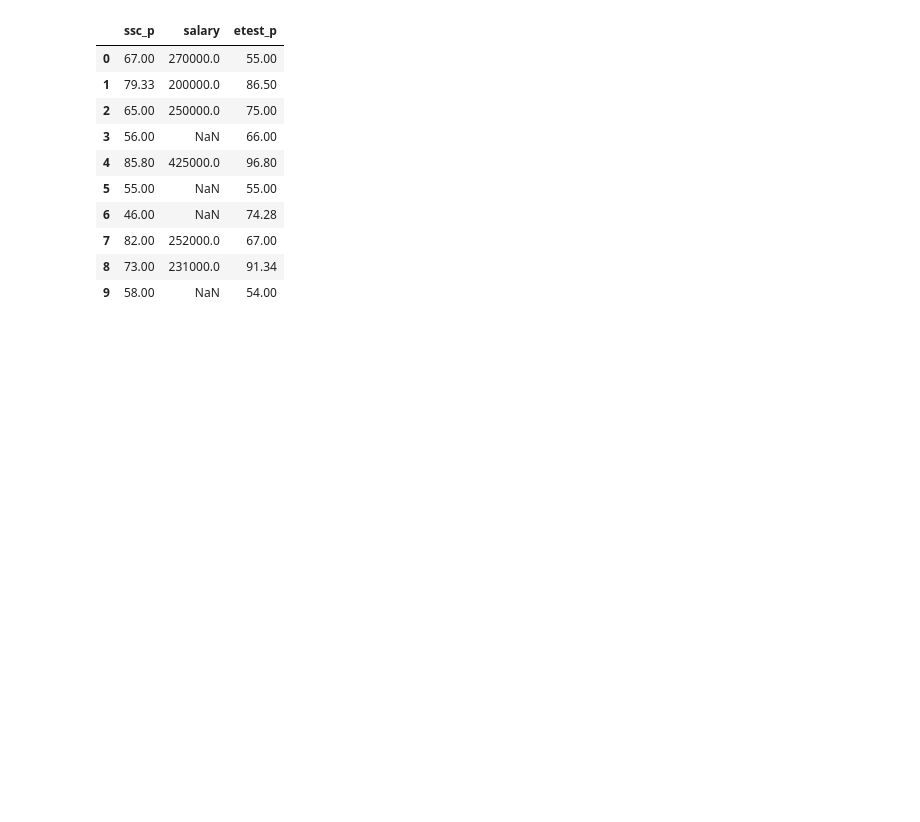
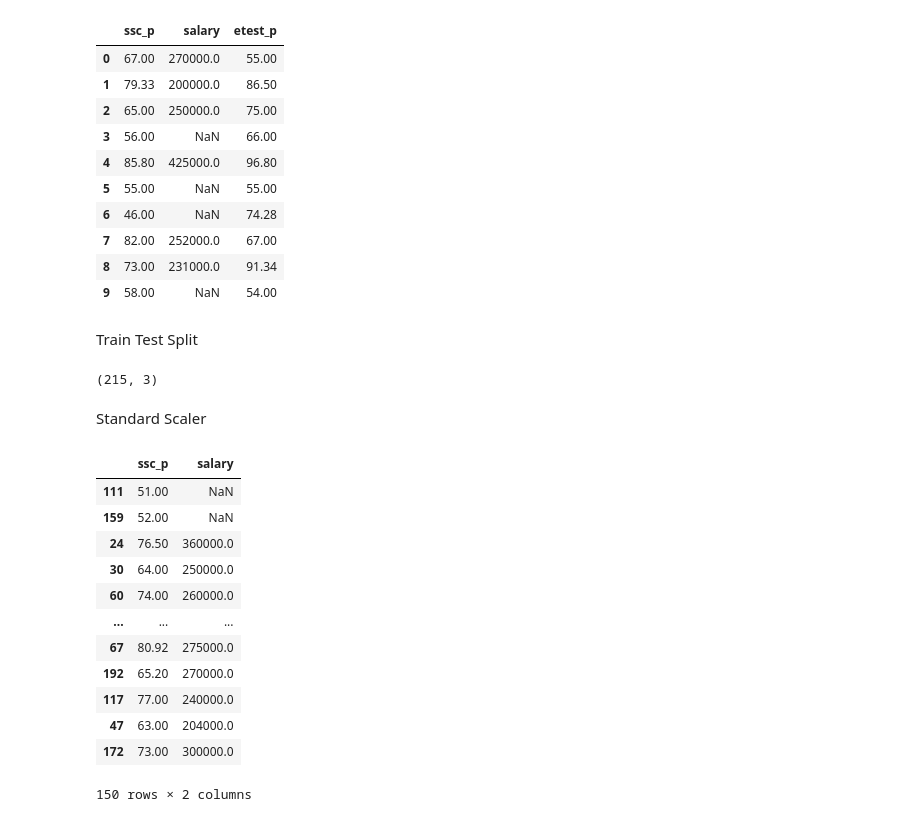
Before and after one commit to chandanpandey4043/Data-Science-and-ML-revision, a Jupyter notebook: Practice/Standardization_practice.ipynb, the cells around one changed output. Saved outputs shown, nothing was run; the diff lists cells and outputs as text; code cells hidden in the pictures; blank space fills up the shorter version.

```diff
--- a/Practice/Standardization_practice.ipynb
+++ b/Practice/Standardization_practice.ipynb
@@ -37,3 +40,16 @@ df.head(10)
 | 7 | 82.00 | 252000.0 | 67.00 |
 | 8 | 73.00 | 231000.0 | 91.34 |
 | 9 | 58.00 | NaN | 54.00 |
+# %% [markdown]
+Train Test Split
+# %%
+from sklearn.model_selection import train_test_split
+X_train, X_test, y_train, y_test = train_test_split(df.drop('etest_p', axis=1),
+                                                    df['etest_p'],
+                                                    test_size=0.3,
+                                                    random_state=0)
+df.shape
+# %% [output]
+(215, 3)
+# %% [markdown]
+Standard Scaler
@@ -39,0 +65,16 @@ df.head(10)
+# %%
+X_train
+# %% [output]
+|  | ssc_p | salary |
+| 111 | 51.00 | NaN |
+| 159 | 52.00 | NaN |
+| 24 | 76.50 | 360000.0 |
+| 30 | 64.00 | 250000.0 |
+| 60 | 74.00 | 260000.0 |
+| ... | ... | ... |
+| 67 | 80.92 | 275000.0 |
+| 192 | 65.20 | 270000.0 |
+| 117 | 77.00 | 240000.0 |
+| 47 | 63.00 | 204000.0 |
+| 172 | 73.00 | 300000.0 |
+150 rows × 2 columns
```
Also changed, not shown: parts of 11 cells of this notebook.
